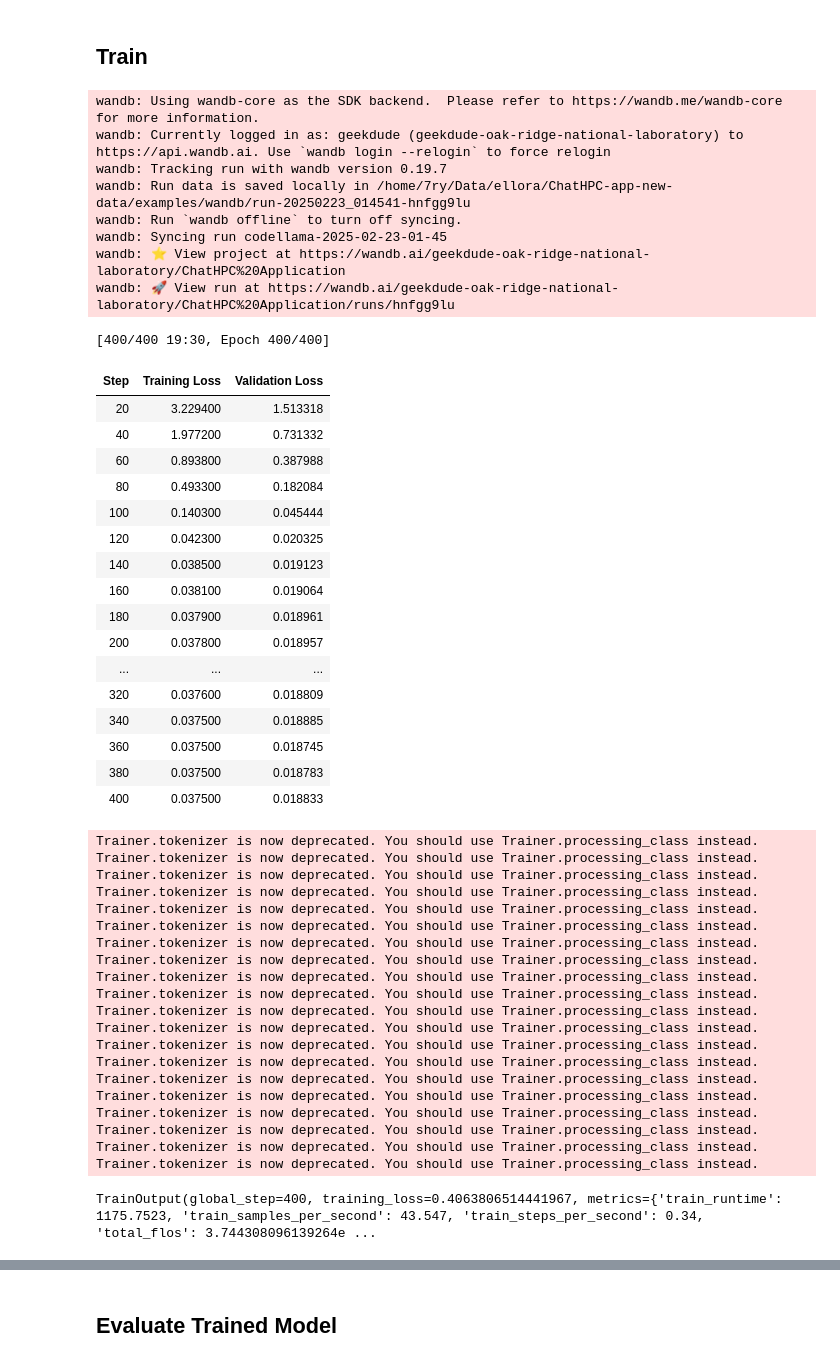
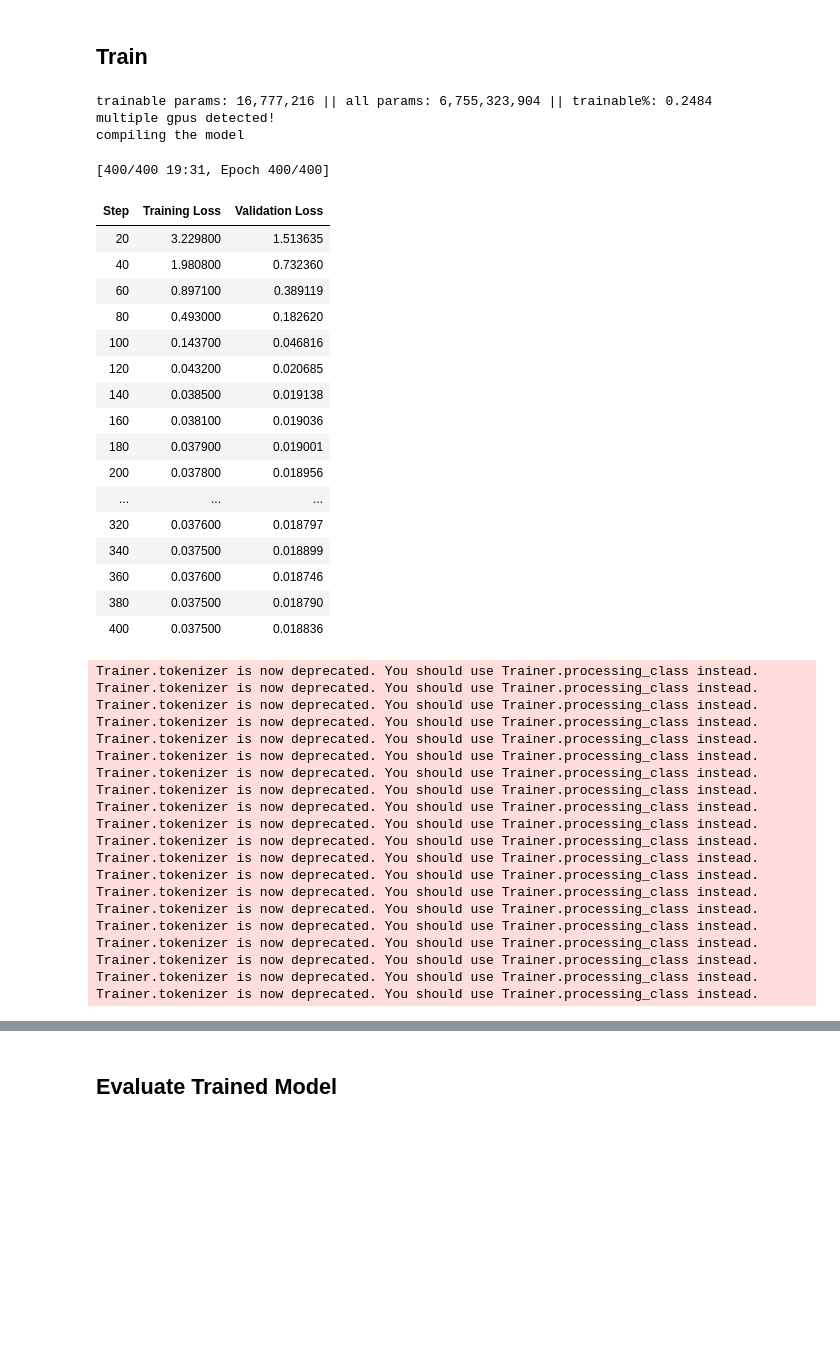
Before and after one commit to ORNL/ChatHPC-app, a Jupyter notebook: examples/fine-tune-chathpc-for-kokkos-app.ipynb, the cells around one changed output, grey strips where cells are left out. Saved outputs shown, nothing was run; the diff lists cells and outputs as text; code cells hidden in the pictures; blank space fills up the shorter version.

Commit message:
Fixed: Multiple missed renames in examples.

```diff
--- a/examples/fine-tune-chat-kokkos.ipynb
+++ b/examples/fine-tune-chathpc-for-kokkos-app.ipynb
@@ -25,0 +23,20 @@ from transformers import AutoModelForCausalLM, AutoTokenizer, DataCollatorForSeq
+# %%
+import os
+
+from chathpc.app import App as ChatApp
+
+os.makedirs("./jupyter_app", exist_ok=True)
+os.environ["CHATHPC_DATA_FILE"] = "/home/7ry/Data/ellora/ChatHPCforKokkos-data/kokkos_dataset_before_reinforcement.json"
+os.environ["CHATHPC_FINETUNED_MODEL_PATH"] = "./jupyter_app/peft_adapter"
+os.environ["CHATHPC_MERGED_MODEL_PATH"] = "./jupyter_app/merged_adapters"
+os.environ["CHATHPC_TRAINING_OUTPUT_DIR"] = "./jupyter_app/kokkos-code-llama"
+os.environ["CHATHPC_PROMPT_TEMPLATE"] = (
+    "You are a powerful LLM model for Kokkos called ChatHPC for Kokkos created by ORNL. Your job is to answer questions about the Kokkos programming model. You are given a question and context regarding the Kokkos programming model.\n\nYou must output the answer the question.\n\n### Context:\n{{ context }}\n\n### Question:\n{{ question }}\n\n### Answer:\n{{ answer }}\n\n"
+)
+
+chat_app = ChatApp()
+
+# os.environ["CUDA_DEVICE_ORDER"] = "PCI_BUS_ID"
+# os.environ["CUDA_VISIBLE_DEVICES"] = "1"
+
+chat_app.print_config()
@@ -34,0 +63,2 @@ eval_dataset = load_dataset("json", data_files=data_files, split="train")
+# %%
+chat_app.load_datasets()
@@ -53,0 +69,2 @@ model = AutoModelForCausalLM.from_pretrained(
+# %%
+chat_app.load_base_model()
@@ -332,34 +169,29 @@ compiling the model
 # %% [markdown]
 ## Train
 # %%
-trainer.train()
+chat_app.train()
 # %% [output]
-wandb: Using wandb-core as the SDK backend.  Please refer to https://wandb.me/wandb-core for more information.
-wandb: Currently logged in as: geekdude (geekdude-oak-ridge-national-laboratory) to https://api.wandb.ai. Use `wandb login --relogin` to force relogin
-wandb: Tracking run with wandb version 0.19.7
-wandb: Run data is saved locally in /home/7ry/Data/ellora/ChatHPC-app-new-data/examples/wandb/run-20250223_014541-hnfgg9lu
-wandb: Run `wandb offline` to turn off syncing.
-wandb: Syncing run codellama-2025-02-23-01-45
-wandb: ⭐️ View project at https://wandb.ai/geekdude-oak-ridge-national-laboratory/ChatHPC%20Application
-wandb: 🚀 View run at https://wandb.ai/geekdude-oak-ridge-national-laboratory/ChatHPC%20Application/runs/hnfgg9lu
+trainable params: 16,777,216 || all params: 6,755,323,904 || trainable%: 0.2484
+multiple gpus detected!
+compiling the model
-[400/400 19:30, Epoch 400/400]
+[400/400 19:31, Epoch 400/400]
 | Step | Training Loss | Validation Loss |
-| 20 | 3.229400 | 1.513318 |
-| 40 | 1.977200 | 0.731332 |
-| 60 | 0.893800 | 0.387988 |
-| 80 | 0.493300 | 0.182084 |
-| 100 | 0.140300 | 0.045444 |
-| 120 | 0.042300 | 0.020325 |
-| 140 | 0.038500 | 0.019123 |
-| 160 | 0.038100 | 0.019064 |
-| 180 | 0.037900 | 0.018961 |
-| 200 | 0.037800 | 0.018957 |
+| 20 | 3.229800 | 1.513635 |
+| 40 | 1.980800 | 0.732360 |
+| 60 | 0.897100 | 0.389119 |
+| 80 | 0.493000 | 0.182620 |
+| 100 | 0.143700 | 0.046816 |
+| 120 | 0.043200 | 0.020685 |
+| 140 | 0.038500 | 0.019138 |
+| 160 | 0.038100 | 0.019036 |
+| 180 | 0.037900 | 0.019001 |
+| 200 | 0.037800 | 0.018956 |
 | ... | ... | ... |
-| 320 | 0.037600 | 0.018809 |
-| 340 | 0.037500 | 0.018885 |
-| 360 | 0.037500 | 0.018745 |
-| 380 | 0.037500 | 0.018783 |
-| 400 | 0.037500 | 0.018833 |
+| 320 | 0.037600 | 0.018797 |
+| 340 | 0.037500 | 0.018899 |
+| 360 | 0.037600 | 0.018746 |
+| 380 | 0.037500 | 0.018790 |
+| 400 | 0.037500 | 0.018836 |
 Trainer.tokenizer is now deprecated. You should use Trainer.processing_class instead.
 Trainer.tokenizer is now deprecated. You should use Trainer.processing_class instead.
 Trainer.tokenizer is now deprecated. You should use Trainer.processing_class instead.
@@ -380,4 +212,3 @@ Trainer.tokenizer is now deprecated. You should use Trainer.processing_class ins
 Trainer.tokenizer is now deprecated. You should use Trainer.processing_class instead.
 Trainer.tokenizer is now deprecated. You should use Trainer.processing_class instead.
 Trainer.tokenizer is now deprecated. You should use Trainer.processing_class instead.
-TrainOutput(global_step=400, training_loss=0.4063806514441967, metrics={'train_runtime': 1175.7523, 'train_samples_per_second': 43.547, 'train_steps_per_second': 0.34, 'total_flos': 3.744308096139264e ...
```
Also changed, not shown: parts of 33 cells of this notebook, 3 other files.
